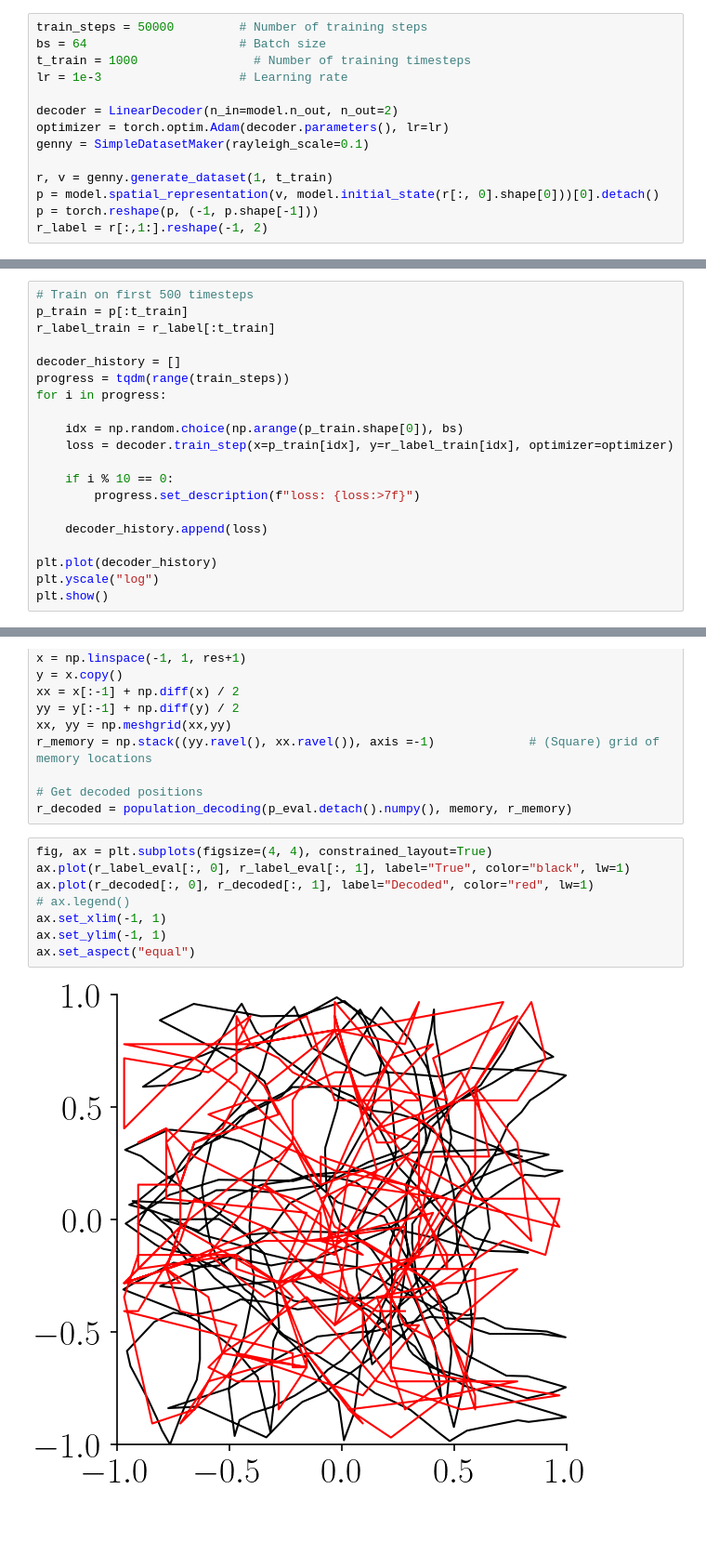
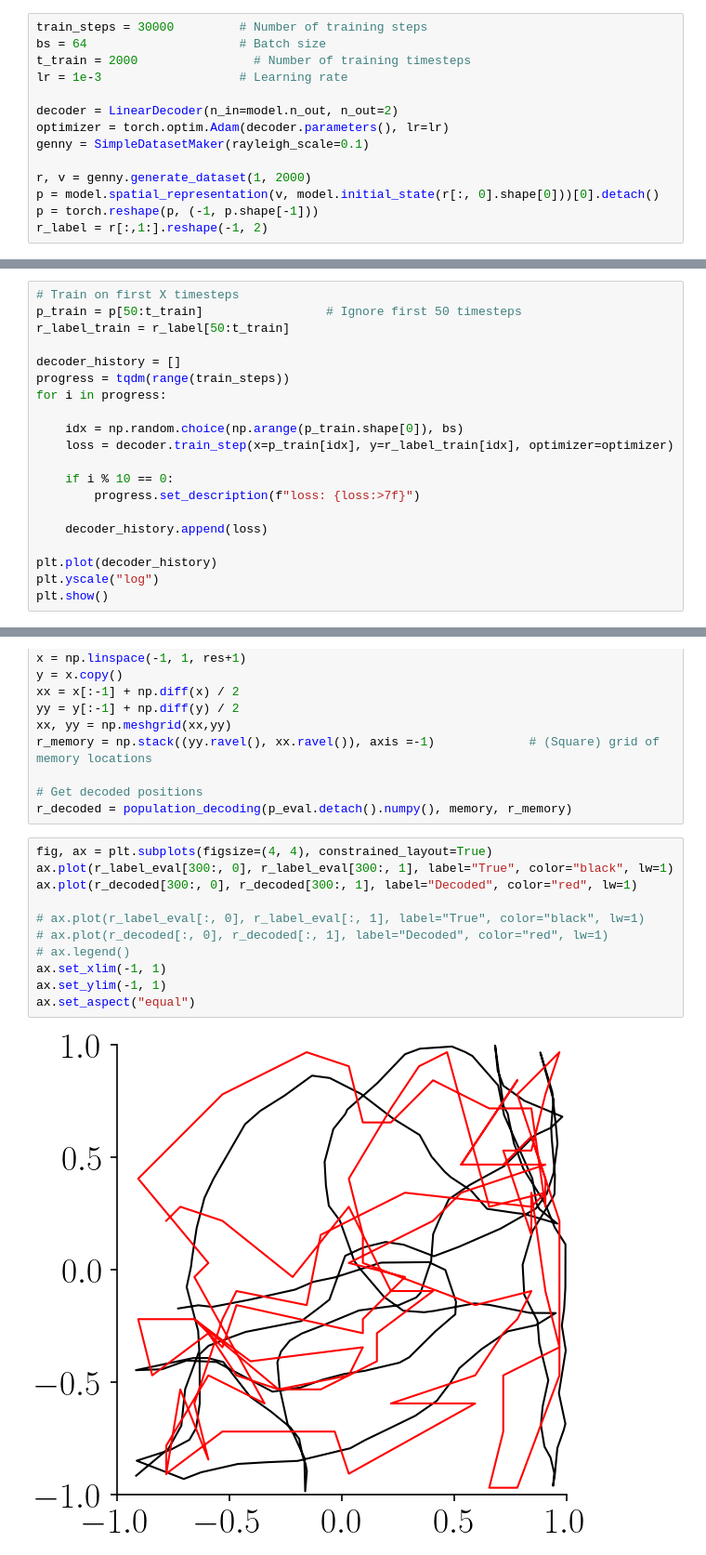
Before and after one commit to bioAI-Oslo/ConjunctiveRepresentations, a Jupyter notebook: rnn_long_trajectory.ipynb, the cells around one changed output, grey strips where cells are left out. Shown at 93% size. Cells and saved outputs as stored; diff of their text form; blank space fills up the shorter version.

```diff
--- a/rnn_long_trajectory.ipynb
+++ b/rnn_long_trajectory.ipynb
@@ -144,14 +136,14 @@ torch.Size([499, 100])
 # %%
-train_steps = 50000         # Number of training steps
+train_steps = 30000         # Number of training steps
 bs = 64                     # Batch size
-t_train = 1000                # Number of training timesteps
+t_train = 2000                # Number of training timesteps
 lr = 1e-3                   # Learning rate
 
 decoder = LinearDecoder(n_in=model.n_out, n_out=2)
 optimizer = torch.optim.Adam(decoder.parameters(), lr=lr)
 genny = SimpleDatasetMaker(rayleigh_scale=0.1)
 
-r, v = genny.generate_dataset(1, t_train)
+r, v = genny.generate_dataset(1, 2000)
 p = model.spatial_representation(v, model.initial_state(r[:, 0].shape[0]))[0].detach()
 p = torch.reshape(p, (-1, p.shape[-1]))
 r_label = r[:,1:].reshape(-1, 2)
@@ -167,7 +159,7 @@ ax.set_aspect("equal")
 # %%
-# Train on first 500 timesteps
-p_train = p[:t_train]
-r_label_train = r_label[:t_train]
+# Train on first X timesteps
+p_train = p[50:t_train]                 # Ignore first 50 timesteps
+r_label_train = r_label[50:t_train]
 
 decoder_history = []
 progress = tqdm(range(train_steps))
@@ -256,13 +248,16 @@ r_memory = np.stack((yy.ravel(), xx.ravel()), axis =-1)             # (Square) g
 r_decoded = population_decoding(p_eval.detach().numpy(), memory, r_memory)
 # %%
 fig, ax = plt.subplots(figsize=(4, 4), constrained_layout=True)
-ax.plot(r_label_eval[:, 0], r_label_eval[:, 1], label="True", color="black", lw=1)
-ax.plot(r_decoded[:, 0], r_decoded[:, 1], label="Decoded", color="red", lw=1)
+ax.plot(r_label_eval[300:, 0], r_label_eval[300:, 1], label="True", color="black", lw=1)
+ax.plot(r_decoded[300:, 0], r_decoded[300:, 1], label="Decoded", color="red", lw=1)
+
+# ax.plot(r_label_eval[:, 0], r_label_eval[:, 1], label="True", color="black", lw=1)
+# ax.plot(r_decoded[:, 0], r_decoded[:, 1], label="Decoded", color="red", lw=1)
 # ax.legend()
 ax.set_xlim(-1, 1)
 ax.set_ylim(-1, 1)
 ax.set_aspect("equal")
 # %% [output]
-[figure, old version]
+[figure, new version]
 # %%
 # Plot error
```
Also changed, not shown: parts of 14 cells of this notebook.
